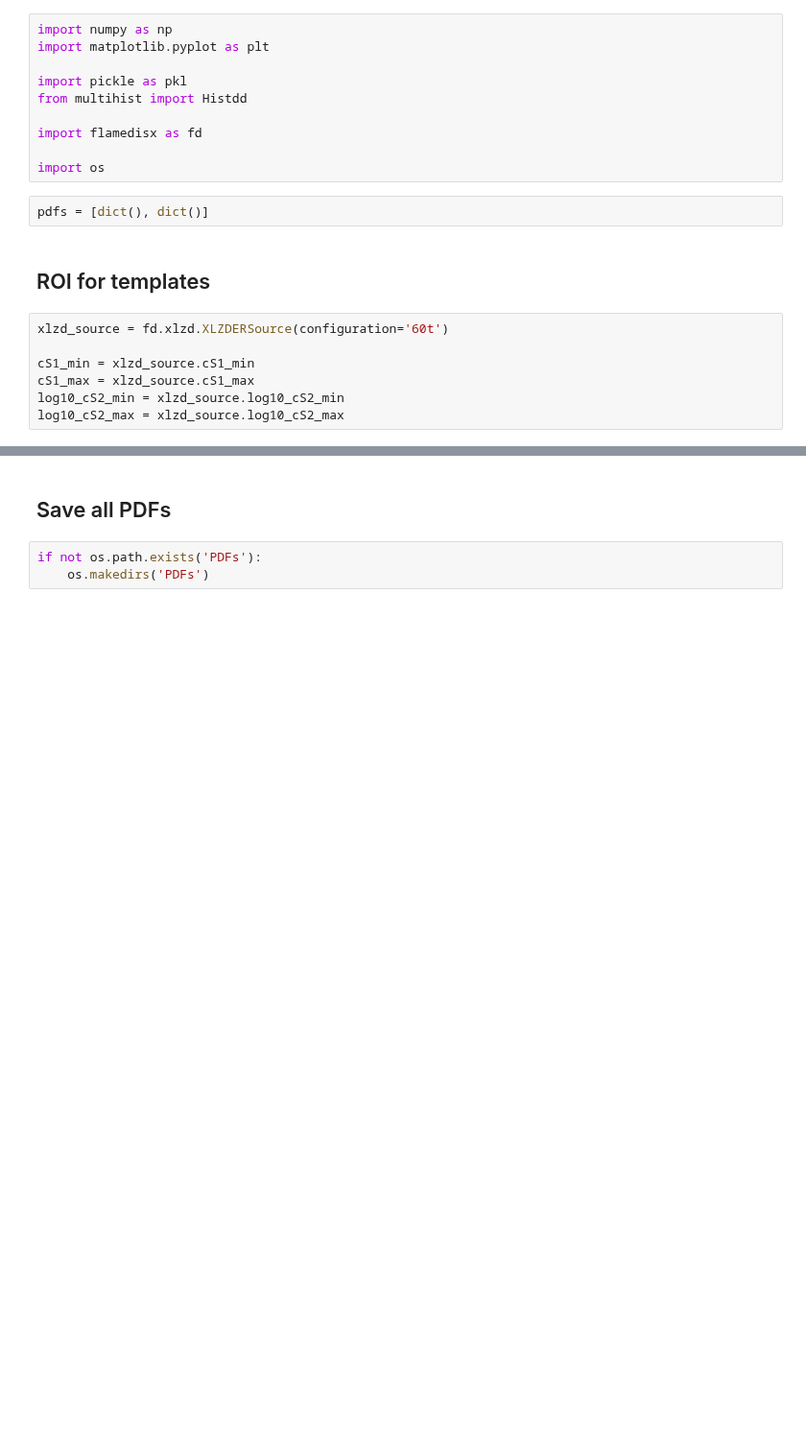
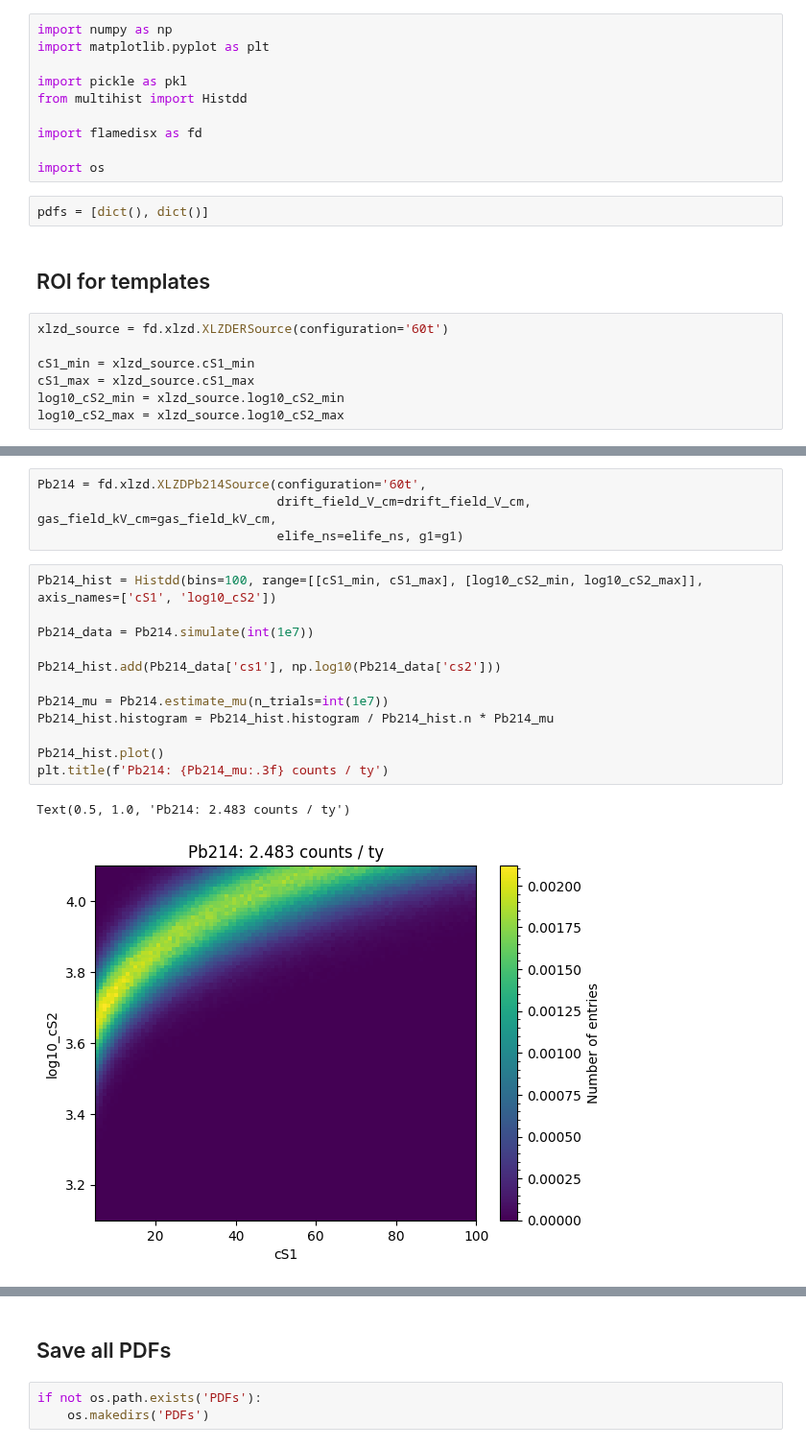
Before and after one commit to robertsjames/FlameFitSimple, a Jupyter notebook: analyses/CEvNS_discovery/XLZD_generate_templates.ipynb, the cells around one changed output, grey strips where cells are left out. Shown at 96% size. Saved outputs shown, nothing was run; the diff lists cells and outputs as text; blank space fills up the shorter version.

```diff
--- a/analyses/CEvNS_discovery/XLZD_generate_templates.ipynb
+++ b/analyses/CEvNS_discovery/XLZD_generate_templates.ipynb
@@ -47,0 +58,19 @@ print(SolarER_mu)
+# %%
+Pb214 = fd.xlzd.XLZDPb214Source(configuration='60t',
+                                drift_field_V_cm=drift_field_V_cm, gas_field_kV_cm=gas_field_kV_cm,
+                                elife_ns=elife_ns, g1=g1)
+# %%
+Pb214_hist = Histdd(bins=100, range=[[cS1_min, cS1_max], [log10_cS2_min, log10_cS2_max]], axis_names=['cS1', 'log10_cS2'])
+
+Pb214_data = Pb214.simulate(int(1e7))
+
+Pb214_hist.add(Pb214_data['cs1'], np.log10(Pb214_data['cs2']))
+
+Pb214_mu = Pb214.estimate_mu(n_trials=int(1e7))
+Pb214_hist.histogram = Pb214_hist.histogram / Pb214_hist.n * Pb214_mu
+
+Pb214_hist.plot()
+plt.title(f'Pb214: {Pb214_mu:.3f} counts / ty')
+# %% [output]
+Text(0.5, 1.0, 'Pb214: 2.483 counts / ty')
+[figure, added]
```
Also changed, not shown: parts of 26 cells of this notebook, 8 other files.
